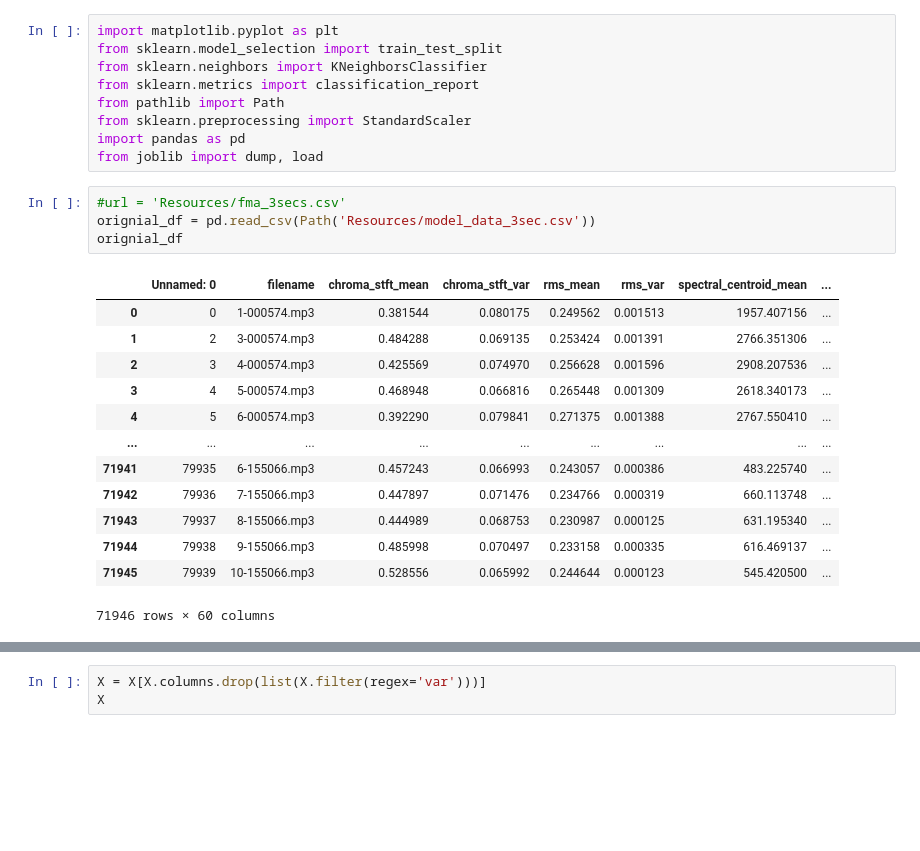
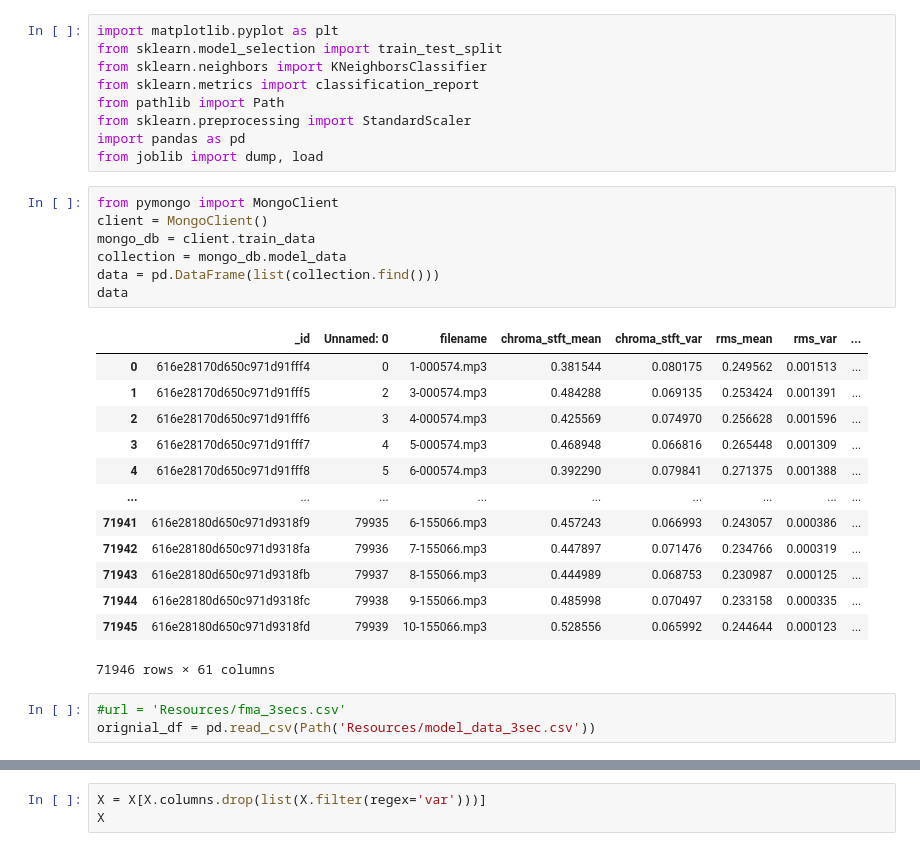
Before and after one commit to AndriyKDA/project_4, a Jupyter notebook: 3_sec_model_KNN.ipynb, the cells around one changed output, grey strips where cells are left out. Drawn from its saved outputs; the diff is of its cells as text; blank space fills up the shorter version.

```diff
--- a/3_sec_model_KNN.ipynb
+++ b/3_sec_model_KNN.ipynb
@@ -7,23 +7,29 @@ from pathlib import Path
 from sklearn.preprocessing import StandardScaler
 import pandas as pd
 from joblib import dump, load
+# %%
+from pymongo import MongoClient
+client = MongoClient()
+mongo_db = client.train_data
+collection = mongo_db.model_data
+data = pd.DataFrame(list(collection.find()))
+data
+# %% [output]
+|  | _id | Unnamed: 0 | filename | chroma_stft_mean | chroma_stft_var | rms_mean | rms_var | ... |
+| 0 | 616e28170d650c971d91fff4 | 0 | 1-000574.mp3 | 0.381544 | 0.080175 | 0.249562 | 0.001513 | ... |
+| 1 | 616e28170d650c971d91fff5 | 2 | 3-000574.mp3 | 0.484288 | 0.069135 | 0.253424 | 0.001391 | ... |
+| 2 | 616e28170d650c971d91fff6 | 3 | 4-000574.mp3 | 0.425569 | 0.074970 | 0.256628 | 0.001596 | ... |
+| 3 | 616e28170d650c971d91fff7 | 4 | 5-000574.mp3 | 0.468948 | 0.066816 | 0.265448 | 0.001309 | ... |
+| 4 | 616e28170d650c971d91fff8 | 5 | 6-000574.mp3 | 0.392290 | 0.079841 | 0.271375 | 0.001388 | ... |
+| ... | ... | ... | ... | ... | ... | ... | ... | ... |
+| 71941 | 616e28180d650c971d9318f9 | 79935 | 6-155066.mp3 | 0.457243 | 0.066993 | 0.243057 | 0.000386 | ... |
+| 71942 | 616e28180d650c971d9318fa | 79936 | 7-155066.mp3 | 0.447897 | 0.071476 | 0.234766 | 0.000319 | ... |
+| 71943 | 616e28180d650c971d9318fb | 79937 | 8-155066.mp3 | 0.444989 | 0.068753 | 0.230987 | 0.000125 | ... |
+| 71944 | 616e28180d650c971d9318fc | 79938 | 9-155066.mp3 | 0.485998 | 0.070497 | 0.233158 | 0.000335 | ... |
+| 71945 | 616e28180d650c971d9318fd | 79939 | 10-155066.mp3 | 0.528556 | 0.065992 | 0.244644 | 0.000123 | ... |
+71946 rows × 61 columns
 # %%
 #url = 'Resources/fma_3secs.csv'
 orignial_df = pd.read_csv(Path('Resources/model_data_3sec.csv'))
-orignial_df
-# %% [output]
-|  | Unnamed: 0 | filename | chroma_stft_mean | chroma_stft_var | rms_mean | rms_var | spectral_centroid_mean | ... |
-| 0 | 0 | 1-000574.mp3 | 0.381544 | 0.080175 | 0.249562 | 0.001513 | 1957.407156 | ... |
-| 1 | 2 | 3-000574.mp3 | 0.484288 | 0.069135 | 0.253424 | 0.001391 | 2766.351306 | ... |
-| 2 | 3 | 4-000574.mp3 | 0.425569 | 0.074970 | 0.256628 | 0.001596 | 2908.207536 | ... |
-| 3 | 4 | 5-000574.mp3 | 0.468948 | 0.066816 | 0.265448 | 0.001309 | 2618.340173 | ... |
-| 4 | 5 | 6-000574.mp3 | 0.392290 | 0.079841 | 0.271375 | 0.001388 | 2767.550410 | ... |
-| ... | ... | ... | ... | ... | ... | ... | ... | ... |
-| 71941 | 79935 | 6-155066.mp3 | 0.457243 | 0.066993 | 0.243057 | 0.000386 | 483.225740 | ... |
-| 71942 | 79936 | 7-155066.mp3 | 0.447897 | 0.071476 | 0.234766 | 0.000319 | 660.113748 | ... |
-| 71943 | 79937 | 8-155066.mp3 | 0.444989 | 0.068753 | 0.230987 | 0.000125 | 631.195340 | ... |
-| 71944 | 79938 | 9-155066.mp3 | 0.485998 | 0.070497 | 0.233158 | 0.000335 | 616.469137 | ... |
-| 71945 | 79939 | 10-155066.mp3 | 0.528556 | 0.065992 | 0.244644 | 0.000123 | 545.420500 | ... |
-71946 rows × 60 columns
 # %%
 #drop label and filename columns
```
Also changed, not shown: parts of 12 cells of this notebook, 4 other files.
